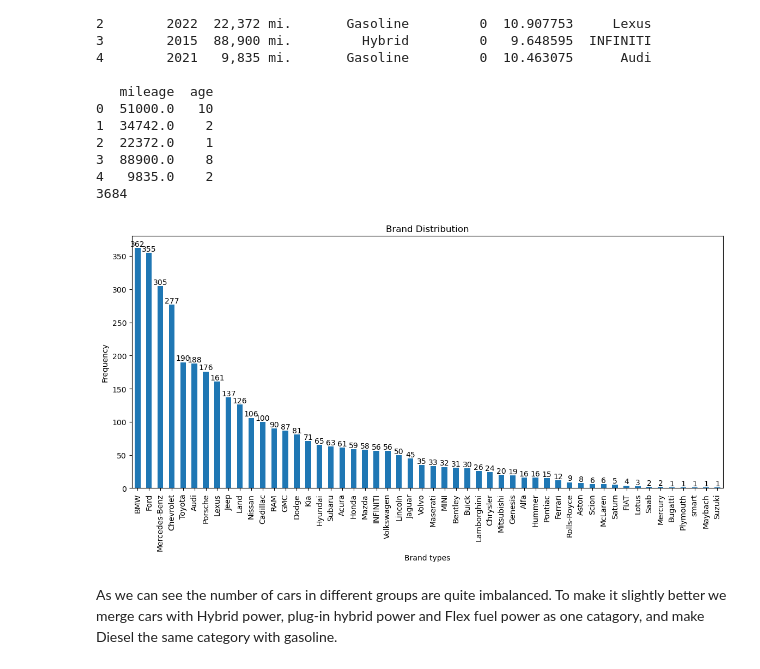
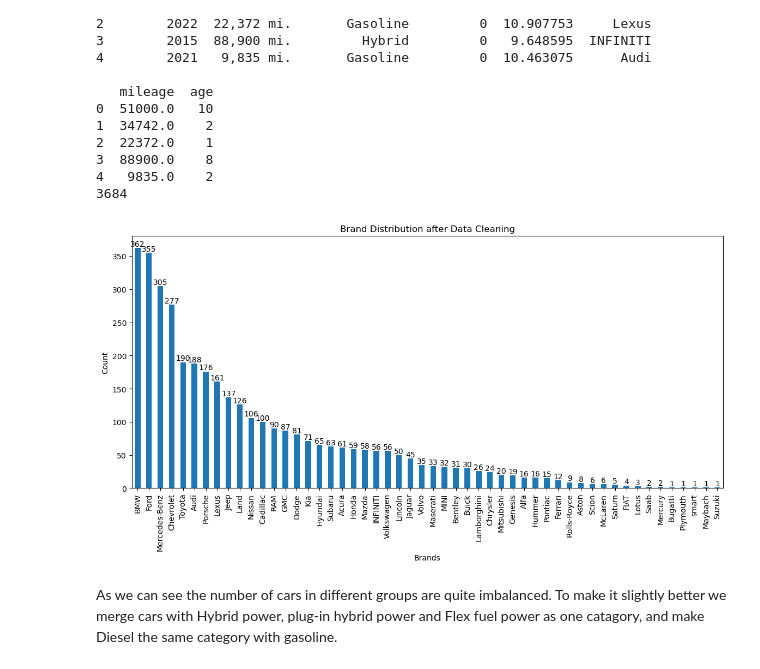
Before and after one commit to JustinTrenchcoat/Bayesian_Stat_2026, a Jupyter notebook: EDA.ipynb, the cells around one changed output. Saved outputs shown, nothing was run; the diff lists cells and outputs as text; code cells hidden in the pictures.

```diff
--- a/EDA.ipynb
+++ b/EDA.ipynb
@@ -85,17 +85,17 @@ print(len(df_new))
 # %%
 plt.figure(figsize=(14,6))
 counts = df_new["brand"].value_counts()
 
 ax = counts.plot(kind='bar')
 for i, v in enumerate(counts):
     ax.text(i, v, str(v), ha='center', va='bottom')
 
-plt.title('Brand Distribution')
-plt.xlabel('Brand types')
-plt.ylabel('Frequency')
+plt.title('Brand Distribution after Data Cleaning')
+plt.xlabel('Brands')
+plt.ylabel('Count')
 plt.show()
 # %% [output]
-[figure, old version]
+[figure, new version]
 # %% [markdown]
 As we can see the number of cars in different groups are quite imbalanced. To make it slightly better we merge cars with Hybrid power, plug-in hybrid power and Flex fuel power as one catagory, and make Diesel the same category with gasoline.
 # %%
```
Also changed, not shown: parts of 2 cells of this notebook.
